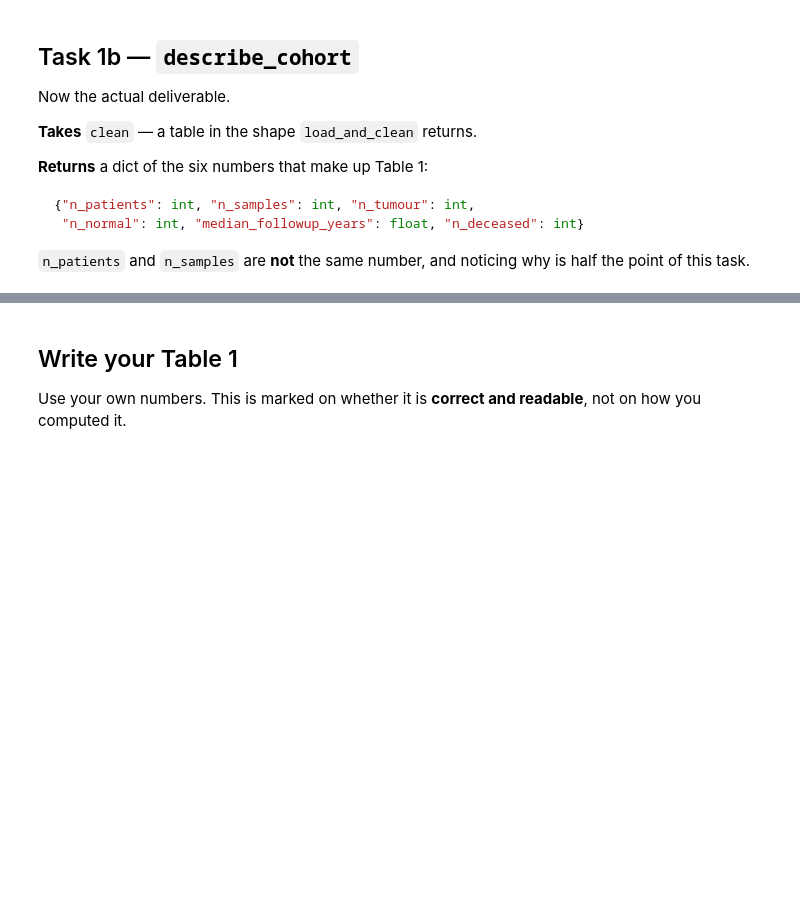
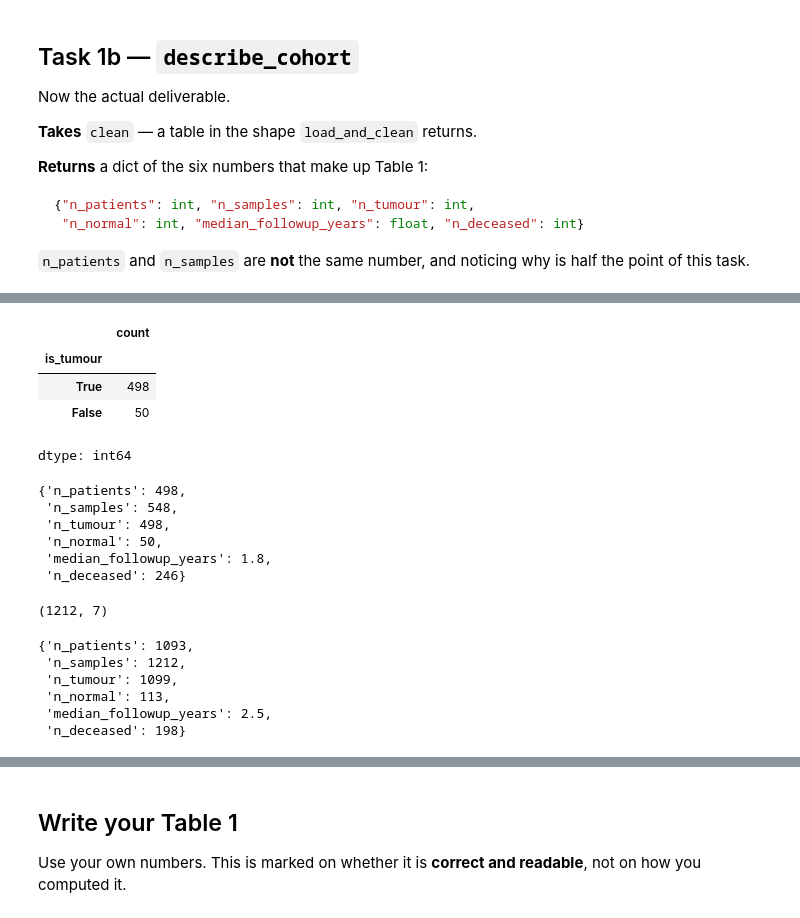
Before and after one commit to vt214-cyber/project2-tcga-p53-capstone-project, a Jupyter notebook: 01_cohort_table.ipynb, the cells around one changed output, grey strips where cells are left out. Drawn from its saved outputs; the diff is of its cells as text; code cells hidden in the pictures; blank space fills up the shorter version.

```diff
--- a/01_cohort_table.ipynb
+++ b/01_cohort_table.ipynb
@@ -537,0 +586,9 @@ def describe_cohort(clean):
+# %%
+# Count all tumour and normal values
+clean["is_tumour"].value_counts(dropna=False)
+# %% [output]
+|  | count |
+| is_tumour |  |
+| True | 498 |
+| False | 50 |
+dtype: int64
@@ -538,3 +629,26 @@ def describe_cohort(clean):
+# %%
+summary = describe_cohort(clean)
+summary
+# %% [output]
+{'n_patients': 498,
+ 'n_samples': 548,
+ 'n_tumour': 498,
+ 'n_normal': 50,
+ 'median_followup_years': 1.8,
+ 'n_deceased': 246}
+# %%
+checked.shape
+# %% [output]
+(1212, 7)
+# %%
+describe_cohort(checked)
+# %% [output]
+{'n_patients': 1093,
+ 'n_samples': 1212,
+ 'n_tumour': 1099,
+ 'n_normal': 113,
+ 'median_followup_years': 2.5,
+ 'n_deceased': 198}
 # %%
 # CHECK - against the worked example
 EXPECTED_COHORT = {
```
Also changed, not shown: parts of 20 cells of this notebook.
